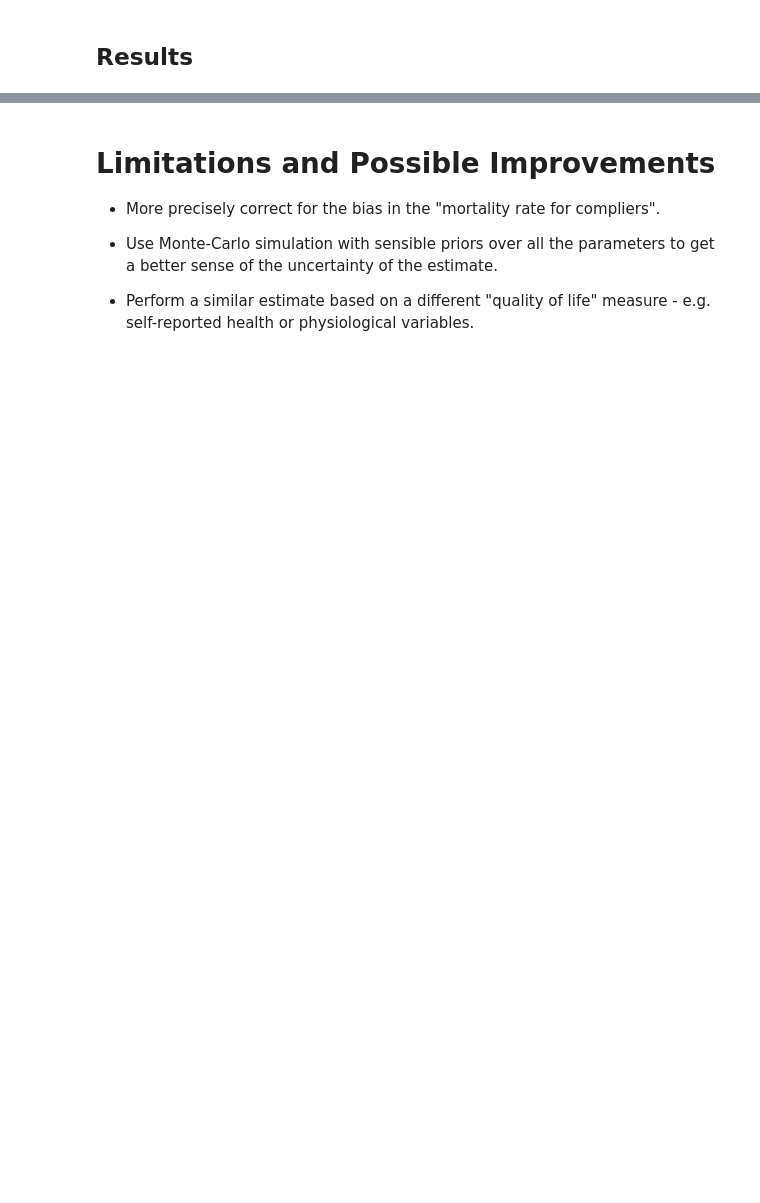
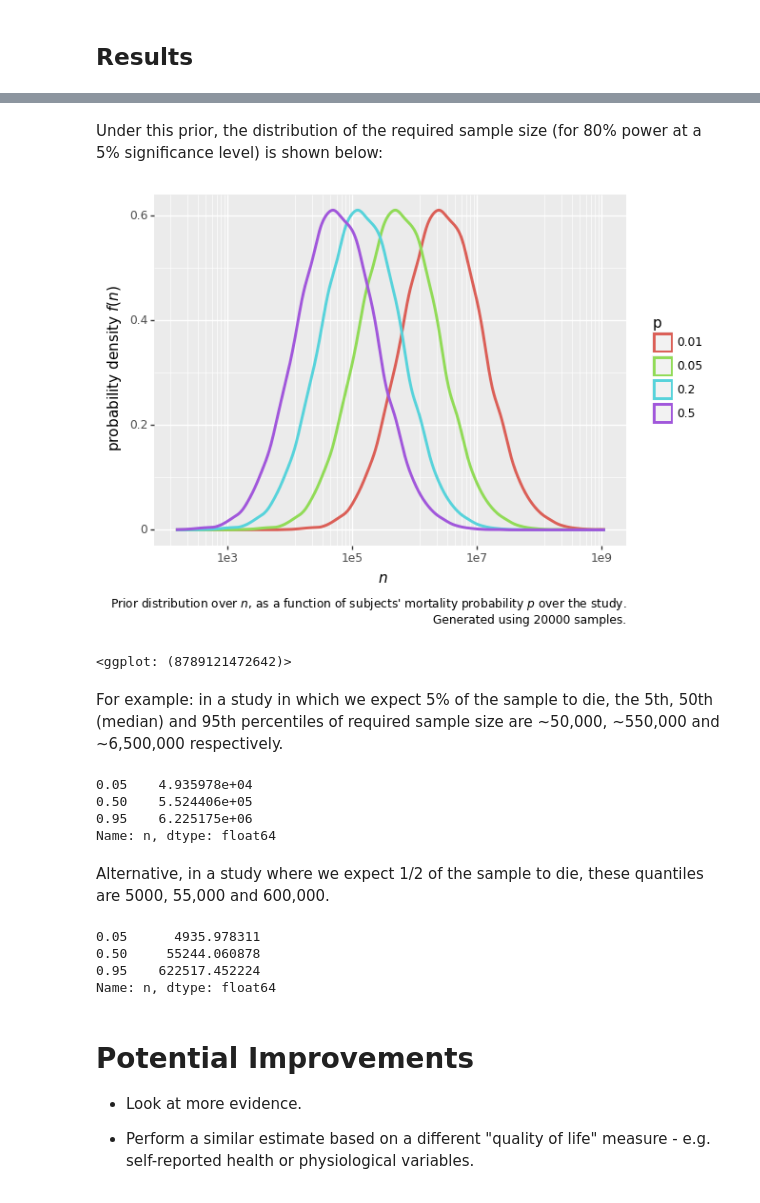
Before and after one commit to chris-mcdo/buy-health-experiment, a Jupyter notebook: sample-size-analysis.ipynb, the cells around one changed output, grey strips where cells are left out. Cells and saved outputs as stored; diff of their text form; code cells hidden in the pictures; blank space fills up the shorter version.

Commit message:
use additional evidence

```diff
--- a/sample-size-analysis.ipynb
+++ b/sample-size-analysis.ipynb
@@ -220,8 +308,43 @@ A few variations on these parameters are tested at the end of this notebook.
+# %% [markdown]
+Under this prior, the distribution of the required sample size (for 80% power at a 5% significance level) is shown below:
+# %%
+bayesian_df = (
+    pd.DataFrame(index=pd.MultiIndex.from_product([mortality_probabilities, r_prior], names=["p", "r"]))
+    .reset_index()
+)
+bayesian_df["n"] = compute_required_sample_size(r=bayesian_df["r"], level=level, power=power, p=bayesian_df["p"])
+bayesian_df["p"] = bayesian_df["p"].astype("str")
+
+(
+    ggplot(data=bayesian_df, mapping = aes(x = "n", colour="p")) +
+        geom_density(size=1.2) +
+        scale_x_log10() +
+        labs(x="$n$", y="probability density $f(n)$", caption=f"Prior distribution over $n$, as a function of subjects' mortality probability $p$ over the study.\nGenerated using {n_samples} samples.")
+)
+# %% [output]
+[figure, added]
+<ggplot: (8789121472642)>
+# %% [markdown]
+For example: in a study in which we expect 5% of the sample to die, the 5th, 50th (median) and 95th percentiles of required sample size are \~50,000, \~550,000 and \~6,500,000 respectively.
+# %%
+bayesian_df.set_index("p").xs("0.05")["n"].quantile([0.05, 0.5, 0.95])
+# %% [output]
+0.05    4.935978e+04
+0.50    5.524406e+05
+0.95    6.225175e+06
+Name: n, dtype: float64
+# %% [markdown]
+Alternative, in a study where we expect 1/2 of the sample to die, these quantiles are 5000, 55,000 and 600,000.
+# %%
+bayesian_df.set_index("p").xs("0.5")["n"].quantile([0.05, 0.5, 0.95])
+# %% [output]
+0.05      4935.978311
+0.50     55244.060878
+0.95    622517.452224
+Name: n, dtype: float64
 # %% [markdown]
-# Limitations and Possible Improvements
+# Potential Improvements
 
-* More precisely correct for the bias in the "mortality rate for compliers".
-
-* Use Monte-Carlo simulation with sensible priors over all the parameters to get a better sense of the uncertainty of the estimate.
+* Look at more evidence.
 
 * Perform a similar estimate based on a different "quality of life" measure - e.g. self-reported health or physiological variables.
```
Also changed, not shown: parts of 54 cells of this notebook.
